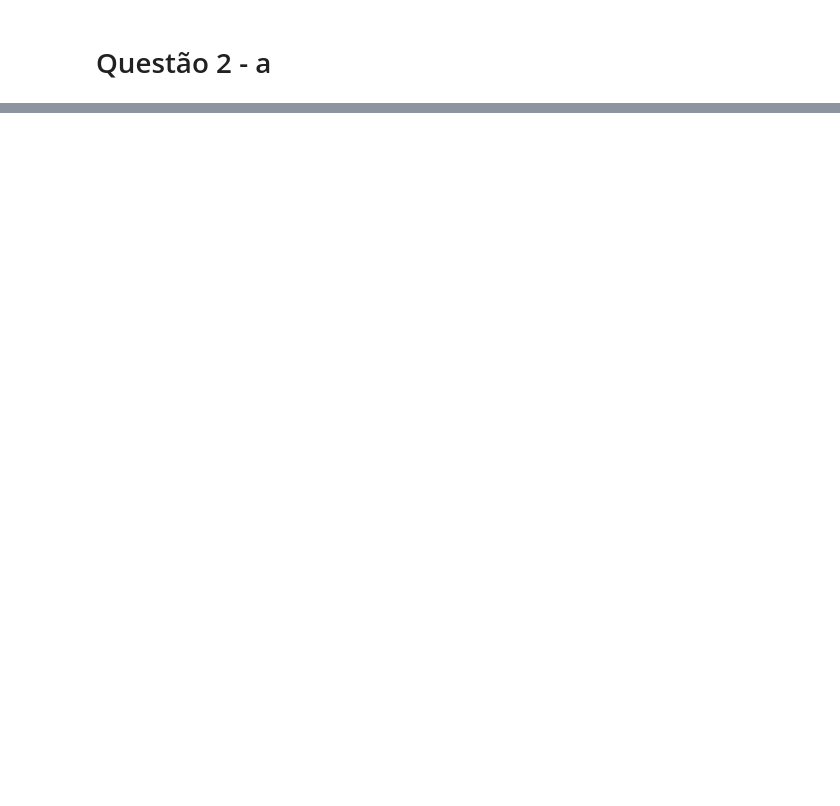
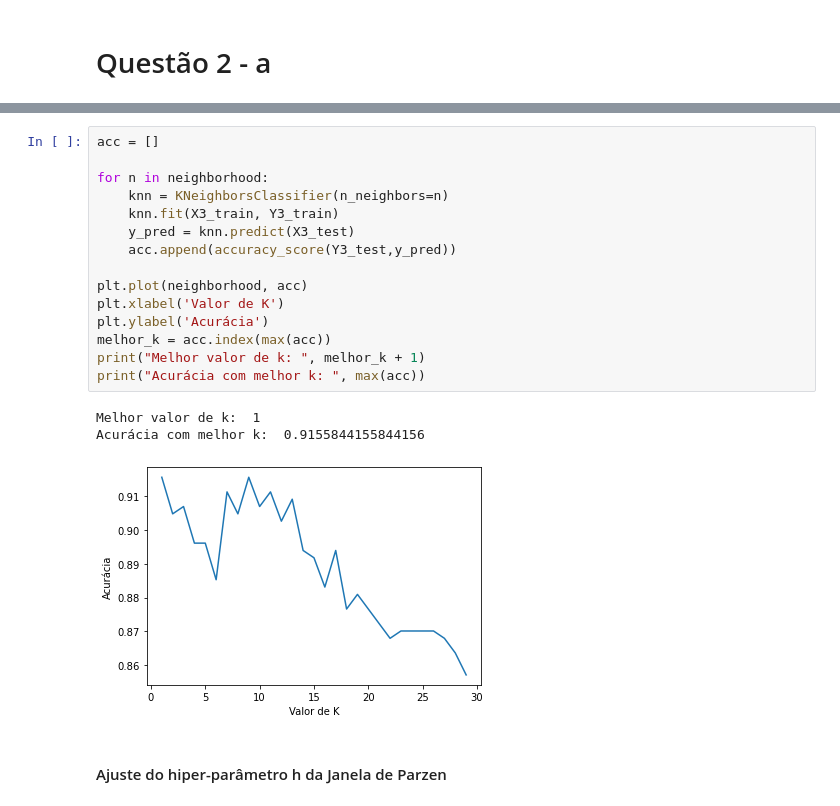
Before and after one commit to maurofalc/projeto_final_am, a Jupyter notebook: q2a.ipynb, the cells around one changed output, grey strips where cells are left out. Saved outputs shown, nothing was run; the diff lists cells and outputs as text; blank space fills up the shorter version.

```diff
--- a/q2a.ipynb
+++ b/q2a.ipynb
@@ -147,0 +93,21 @@ ValueError: could not convert string to float: 'BRICKFACE'
+# %%
+acc = []
+
+for n in neighborhood:
+    knn = KNeighborsClassifier(n_neighbors=n)
+    knn.fit(X3_train, Y3_train)
+    y_pred = knn.predict(X3_test)
+    acc.append(accuracy_score(Y3_test,y_pred))
+
+plt.plot(neighborhood, acc)
+plt.xlabel('Valor de K')
+plt.ylabel('Acurácia')
+melhor_k = acc.index(max(acc))
+print("Melhor valor de k: ", melhor_k + 1)
+print("Acurácia com melhor k: ", max(acc))
+# %% [output]
+Melhor valor de k:  1
+Acurácia com melhor k:  0.9155844155844156
+[figure, added]
+# %% [markdown]
+#### Ajuste do hiper-parâmetro h da Janela de Parzen
```
Also changed, not shown: parts of 75 cells of this notebook, 2 other files.
